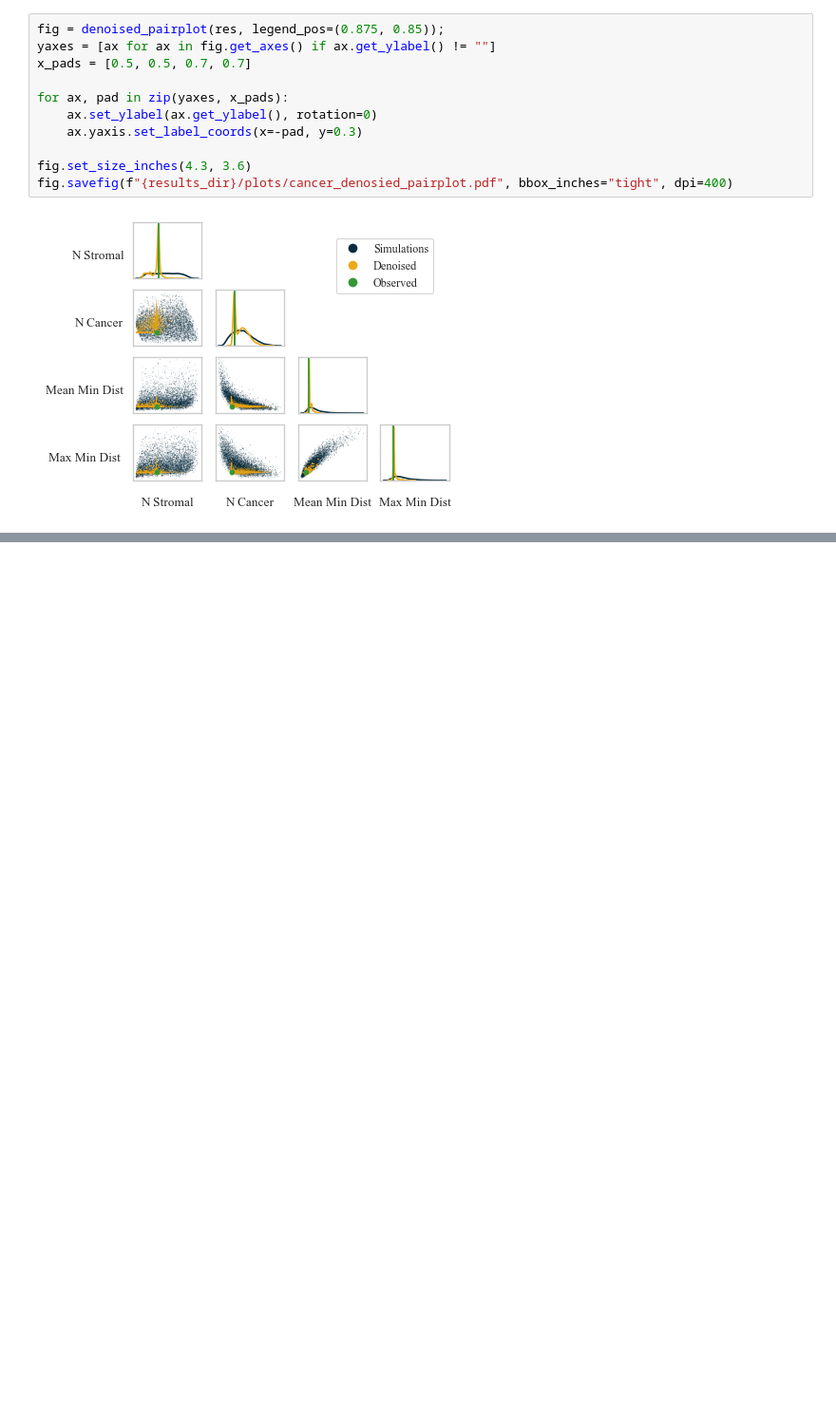
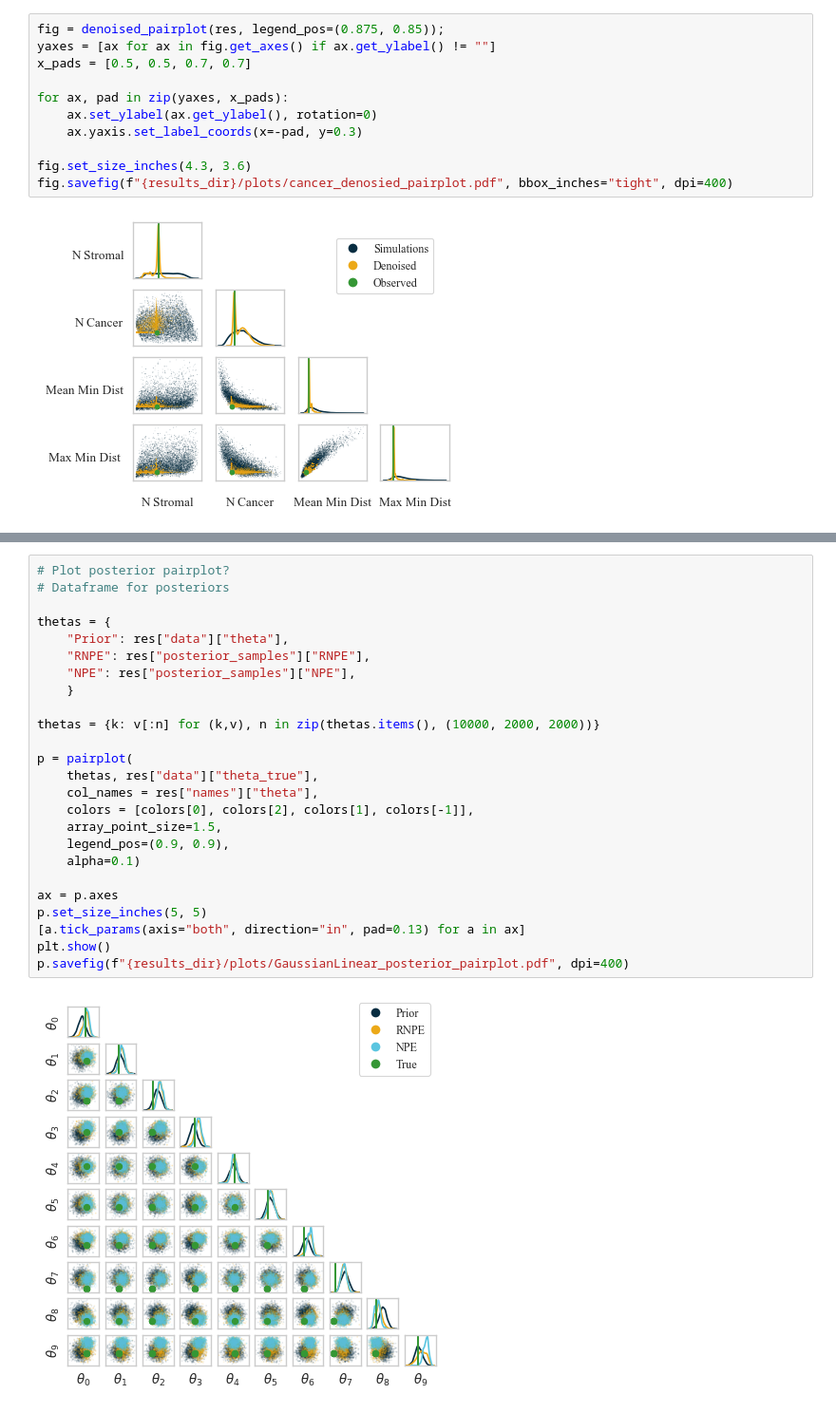
Before and after one commit to danielward27/rnpe, a Jupyter notebook: scripts/plots/plot_examples.ipynb, the cells around one changed output, grey strips where cells are left out. Shown at 95% size. Cells and saved outputs as stored; diff of their text form; blank space fills up the shorter version.

```diff
--- a/scripts/plots/plot_examples.ipynb
+++ b/scripts/plots/plot_examples.ipynb
@@ -224,0 +286,27 @@ fig.savefig(f"{results_dir}/plots/cancer_denosied_pairplot.pdf", bbox_inches="ti
+# %%
+# Plot posterior pairplot?
+# Dataframe for posteriors
+
+thetas = {
+    "Prior": res["data"]["theta"],
+    "RNPE": res["posterior_samples"]["RNPE"],
+    "NPE": res["posterior_samples"]["NPE"],
+    }
+
+thetas = {k: v[:n] for (k,v), n in zip(thetas.items(), (10000, 2000, 2000))}
+
+p = pairplot(
+    thetas, res["data"]["theta_true"],
+    col_names = res["names"]["theta"],
+    colors = [colors[0], colors[2], colors[1], colors[-1]],
+    array_point_size=1.5,
+    legend_pos=(0.9, 0.9),
+    alpha=0.1)
+
+ax = p.axes
+p.set_size_inches(5, 5)
+[a.tick_params(axis="both", direction="in", pad=0.13) for a in ax]
+plt.show()
+p.savefig(f"{results_dir}/plots/GaussianLinear_posterior_pairplot.pdf", dpi=400)
+# %% [output]
+[figure, added]
```
Also changed, not shown: parts of 10 cells of this notebook, 17 other files.
